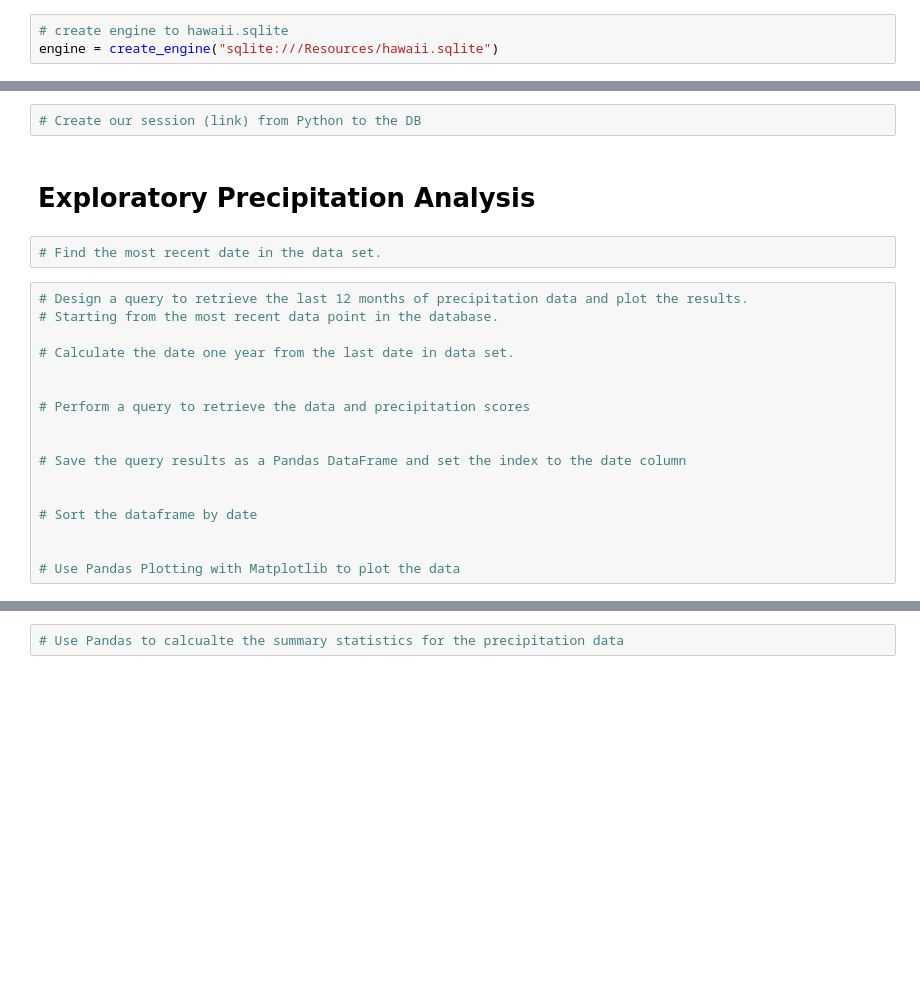
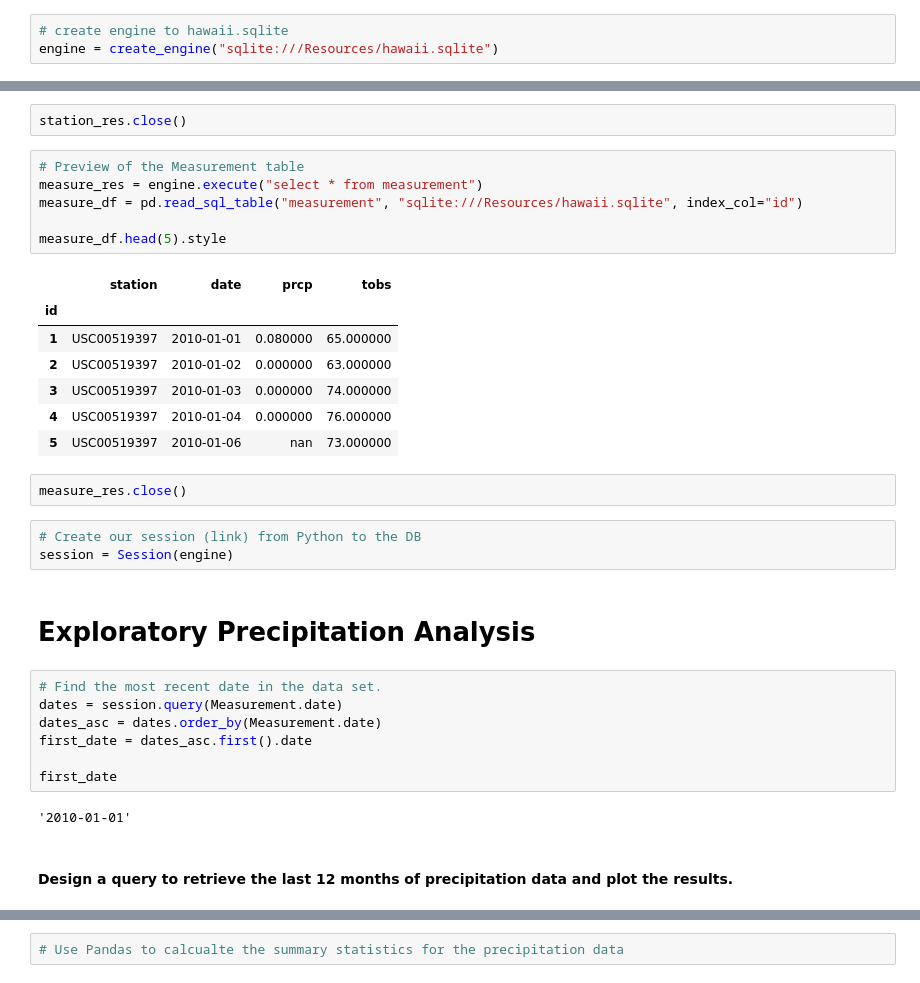
Before and after one commit to maxkrueger96/sqlalchemy-challenge, a Jupyter notebook: analysis.ipynb, the cells around one changed output, grey strips where cells are left out. Saved outputs shown, nothing was run; the diff lists cells and outputs as text; blank space fills up the shorter version.

```diff
--- a/analysis.ipynb
+++ b/analysis.ipynb
@@ -29,23 +54,34 @@ engine = create_engine("sqlite:///Resources/hawaii.sqlite")
+# %%
+station_res.close()
+# %%
+# Preview of the Measurement table
+measure_res = engine.execute("select * from measurement")
+measure_df = pd.read_sql_table("measurement", "sqlite:///Resources/hawaii.sqlite", index_col="id")
+
+measure_df.head(5).style
+# %% [output]
+|  | station | date | prcp | tobs |
+| id |  |  |  |  |
+| 1 | USC00519397 | 2010-01-01 | 0.080000 | 65.000000 |
+| 2 | USC00519397 | 2010-01-02 | 0.000000 | 63.000000 |
+| 3 | USC00519397 | 2010-01-03 | 0.000000 | 74.000000 |
+| 4 | USC00519397 | 2010-01-04 | 0.000000 | 76.000000 |
+| 5 | USC00519397 | 2010-01-06 | nan | 73.000000 |
+# %%
+measure_res.close()
 # %%
 # Create our session (link) from Python to the DB
+session = Session(engine)
 # %% [markdown]
 # Exploratory Precipitation Analysis
 # %%
 # Find the most recent date in the data set.
+dates = session.query(Measurement.date)
+dates_asc = dates.order_by(Measurement.date)
+first_date = dates_asc.first().date
+
+first_date
+# %% [output]
+'2010-01-01'
-# %%
-# Design a query to retrieve the last 12 months of precipitation data and plot the results.
-# Starting from the most recent data point in the database.
-
-# Calculate the date one year from the last date in data set.
-
-
-# Perform a query to retrieve the data and precipitation scores
-
-
-# Save the query results as a Pandas DataFrame and set the index to the date column
-
-
-# Sort the dataframe by date
-
-
-# Use Pandas Plotting with Matplotlib to plot the data
+# %% [markdown]
+#### Design a query to retrieve the last 12 months of precipitation data and plot the results.
```
Also changed, not shown: parts of 12 cells of this notebook.
